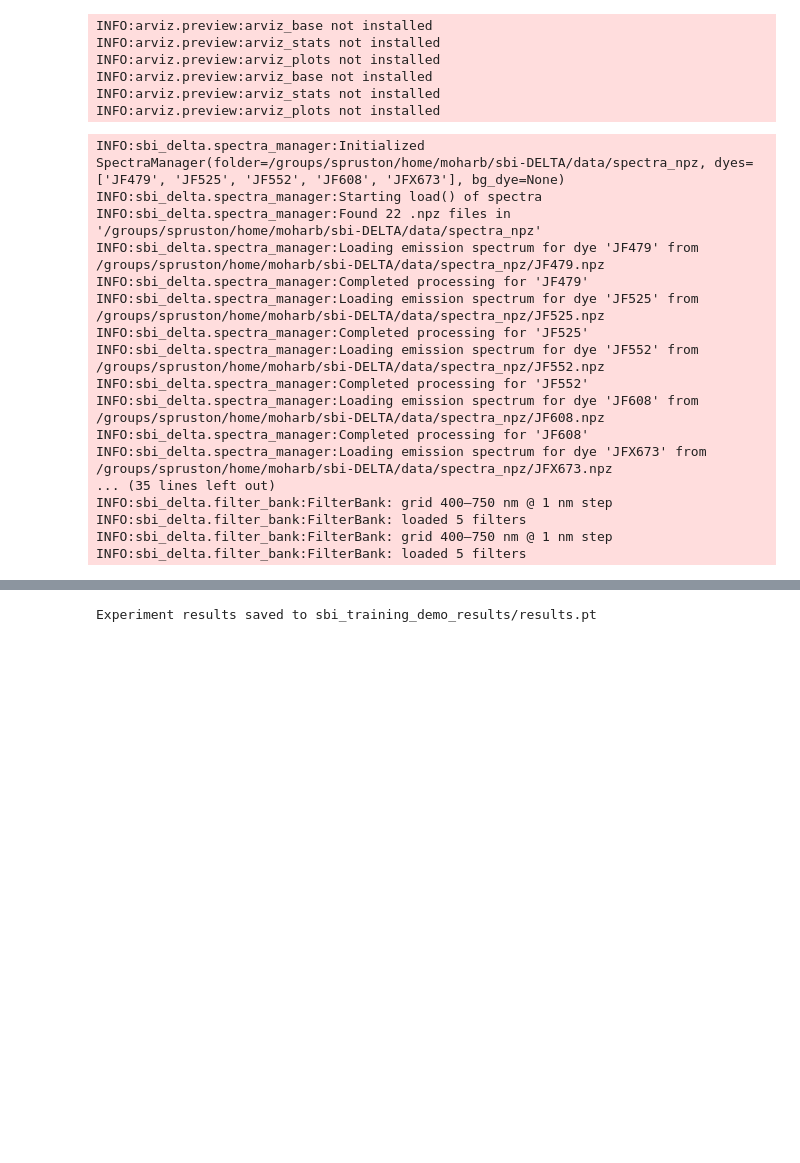
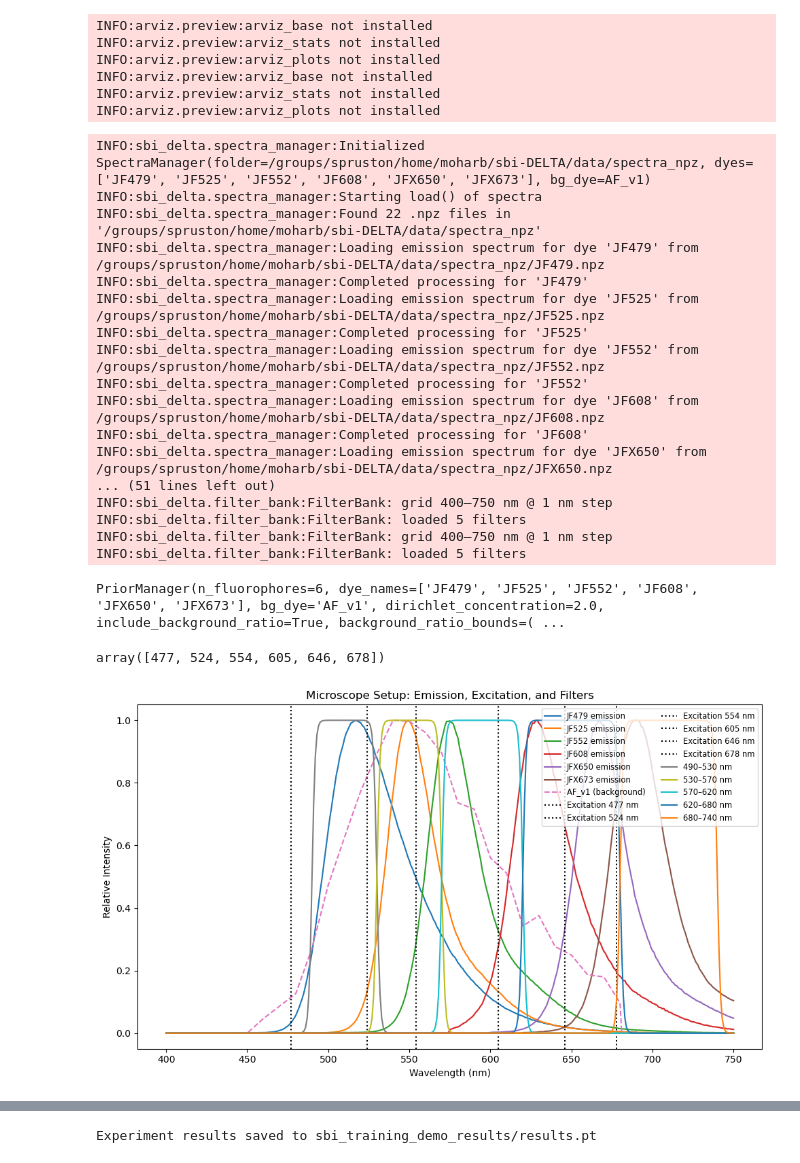
Before and after one commit to boazmohar/sbi-DELTA, a Jupyter notebook: sbi_delta/notebooks/sbi_training_workflow.ipynb, the cells around one changed output, grey strips where cells are left out. Cells and saved outputs as stored; diff of their text form; code cells hidden in the pictures; blank space fills up the shorter version.

```diff
--- a/sbi_delta/notebooks/sbi_training_workflow.ipynb
+++ b/sbi_delta/notebooks/sbi_training_workflow.ipynb
@@ -36,9 +36,7 @@ INFO:arviz.preview:arviz_plots not installed
 # %%
 # Section 2: Define Experiment Configuration
 # Define fluorophores, filters, and prior
-fluorophore_names = ["JF479", "JF525", "JF552", "JF608", "JFX673"]
-center_wavelengths = [535, 565, 595, 625, 670]
-bandwidths = [30, 30, 30, 30, 60]
+fluorophore_names = ["JF479", "JF525", "JF552","JF608", "JFX650","JFX673"]
 
 base_cfg = BaseConfig(
     min_wavelength=400,
@@ -46,18 +44,19 @@ base_cfg = BaseConfig(
     wavelength_step=1,
     spectra_folder=os.path.join(base_path, "data/spectra_npz"),
     dye_names=fluorophore_names,
-    bg_dye=None,
+    bg_dye='AF_v1',
     photon_budget=1000,
 )
 exc_cfg = ExcitationConfig(excitation_mode="min_crosstalk")
 filter_cfgs = [
-    FilterConfig(start=wl - bw//2, stop=wl + bw//2, sharpness=2)
-    for wl, bw in zip(center_wavelengths, bandwidths)
+    FilterConfig(start, stop, sharpness=1)
+    for start, stop in zip([490, 530, 570, 620,680], [530, 570, 620, 680,740])
 ]
 prior_cfg = PriorConfig(
-    dirichlet_concentration=5.0,
-    include_background_ratio=False,
-    background_ratio_bounds=(0.1, 0.2)
+    dirichlet_concentration=2.0,
+    include_background_ratio=True,
+    background_ratio_bounds=(0.1, 0.2),
+
 )
 
 spectra_mgr = SpectraManager(base_cfg)
@@ -72,8 +71,9 @@ simulator = EmissionSimulator(
     excitation_manager=excitation_mgr,
     prior_manager=prior_mgr,
 )
+print(simulator.prior_manager)
 # %% [output]
-INFO:sbi_delta.spectra_manager:Initialized SpectraManager(folder=/groups/spruston/home/moharb/sbi-DELTA/data/spectra_npz, dyes=['JF479', 'JF525', 'JF552', 'JF608', 'JFX673'], bg_dye=None)
+INFO:sbi_delta.spectra_manager:Initialized SpectraManager(folder=/groups/spruston/home/moharb/sbi-DELTA/data/spectra_npz, dyes=['JF479', 'JF525', 'JF552', 'JF608', 'JFX650', 'JFX673'], bg_dye=AF_v1)
 INFO:sbi_delta.spectra_manager:Starting load() of spectra
 INFO:sbi_delta.spectra_manager:Found 22 .npz files in '/groups/spruston/home/moharb/sbi-DELTA/data/spectra_npz'
 INFO:sbi_delta.spectra_manager:Loading emission spectrum for dye 'JF479' from /groups/spruston/home/moharb/sbi-DELTA/data/spectra_npz/JF479.npz
@@ -84,11 +84,48 @@ INFO:sbi_delta.spectra_manager:Loading emission spectrum for dye 'JF552' from /g
 INFO:sbi_delta.spectra_manager:Completed processing for 'JF552'
 INFO:sbi_delta.spectra_manager:Loading emission spectrum for dye 'JF608' from /groups/spruston/home/moharb/sbi-DELTA/data/spectra_npz/JF608.npz
 INFO:sbi_delta.spectra_manager:Completed processing for 'JF608'
-INFO:sbi_delta.spectra_manager:Loading emission spectrum for dye 'JFX673' from /groups/spruston/home/moharb/sbi-DELTA/data/spectra_npz/JFX673.npz
-... (35 lines left out)
+INFO:sbi_delta.spectra_manager:Loading emission spectrum for dye 'JFX650' from /groups/spruston/home/moharb/sbi-DELTA/data/spectra_npz/JFX650.npz
+... (51 lines left out)
 INFO:sbi_delta.filter_bank:FilterBank: grid 400–750 nm @ 1 nm step
 INFO:sbi_delta.filter_bank:FilterBank: loaded 5 filters
 INFO:sbi_delta.filter_bank:FilterBank: grid 400–750 nm @ 1 nm step
 INFO:sbi_delta.filter_bank:FilterBank: loaded 5 filters
+PriorManager(n_fluorophores=6, dye_names=['JF479', 'JF525', 'JF552', 'JF608', 'JFX650', 'JFX673'], bg_dye='AF_v1', dirichlet_concentration=2.0, include_background_ratio=True, background_ratio_bounds=( ...
+# %%
+excitation_mgr.excitation_wavelengths
+# %% [output]
+array([477, 524, 554, 605, 646, 678])
+# %%
+import matplotlib.pyplot as plt
+
+# Plot emission spectra for all dyes and background
+wavelengths = simulator.spectra_manager.wavelength_grid
+plt.figure(figsize=(10, 6))
+
+# Plot dye emission spectra
+for dye in simulator.config.dye_names:
+    em = simulator.spectra_manager.get_emission(dye)
+    plt.plot(wavelengths, em, label=f"{dye} emission")
+
+# Plot background emission if present
+if hasattr(simulator.config, 'bg_dye') and simulator.config.bg_dye:
+    bg_em = simulator.spectra_manager.get_emission(simulator.config.bg_dye)
+    plt.plot(wavelengths, bg_em, label=f"{simulator.config.bg_dye} (background)", linestyle='--')
+
+# Plot excitation lines
+for exc in simulator.excitation_manager.excitation_wavelengths:
+    plt.axvline(exc, color='k', linestyle=':', label=f"Excitation {exc} nm")
+ax = plt.gca()
+# Plot filter regions
+simulator.filter_bank.plot_all_filters(ax=ax)
+
+plt.xlabel("Wavelength (nm)")
+plt.ylabel("Relative Intensity")
+plt.title("Microscope Setup: Emission, Excitation, and Filters")
+plt.legend(loc='upper right', fontsize='small', ncol=2)
+plt.tight_layout()
+plt.show()
+# %% [output]
+[figure, added]
 # %%
 # Section 3: Initialize Trainer with Simulator
```
Also changed, not shown: parts of 18 cells of this notebook, 16 other files.
